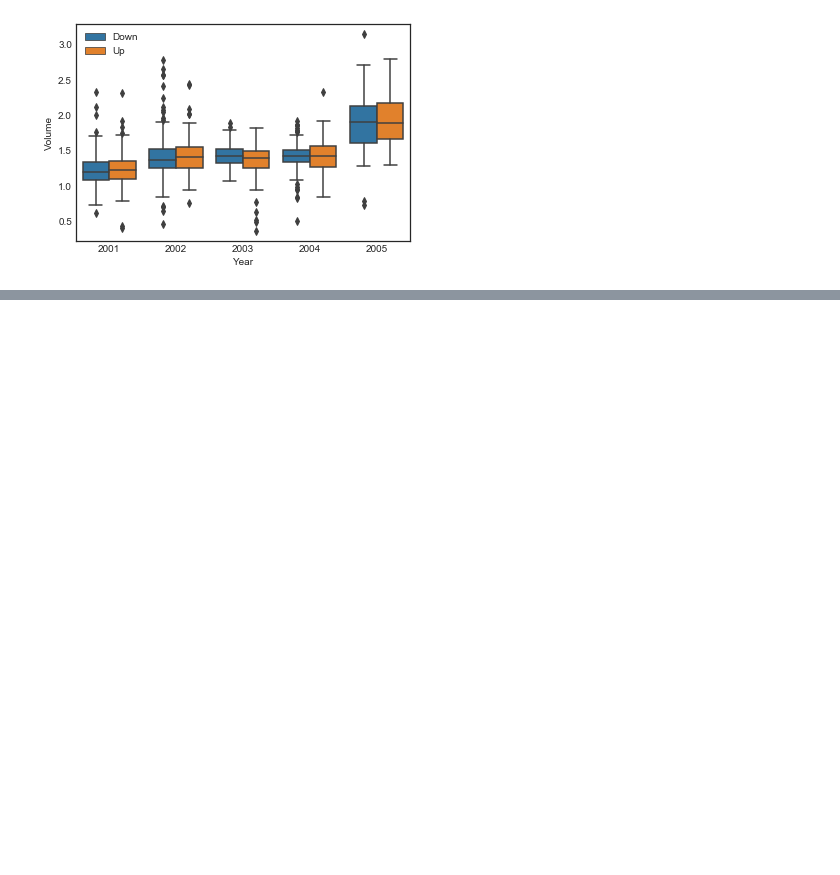
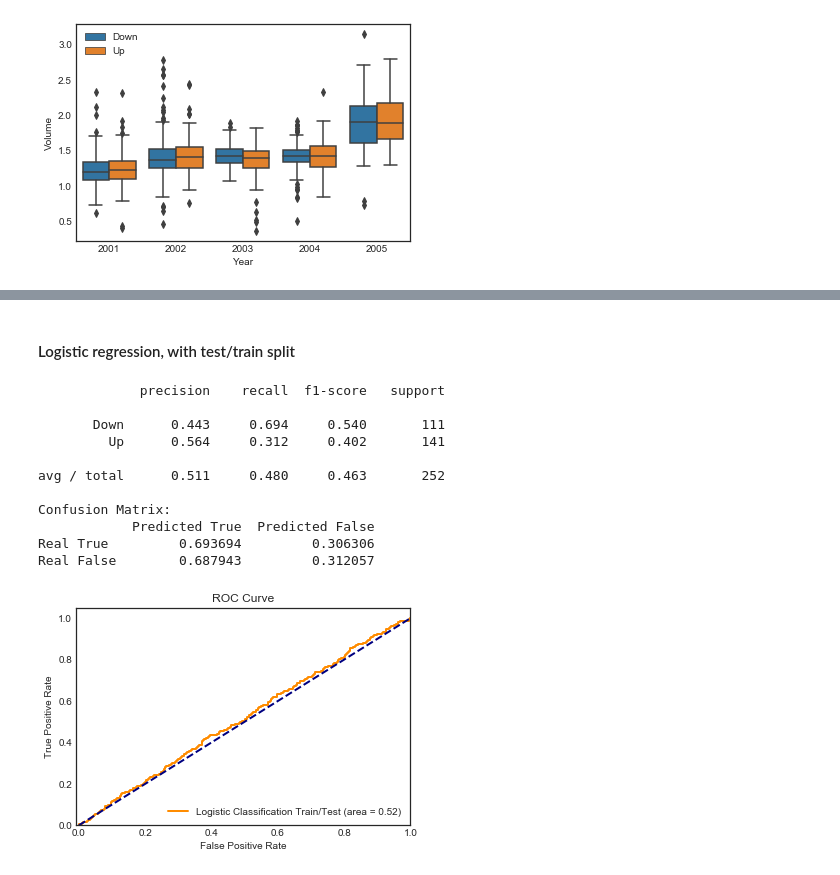
Before and after one commit to pedvide/ISLR_Python, a Jupyter notebook: Chapter4_classification.ipynb, the cells around one changed output, grey strips where cells are left out. Cells and saved outputs as stored; diff of their text form; code cells hidden in the pictures; blank space fills up the shorter version.

```diff
--- a/Chapter4_classification.ipynb
+++ b/Chapter4_classification.ipynb
@@ -467,0 +466,7 @@ plt.show()
+# %%
+X = df_stock[df_stock.columns.difference(['Today', 'Direction'])]
+y = df_stock['Direction']
+X_train = X[:'2004']
+y_train = y[:'2004']
+X_test = X['2005':]
+y_test = y['2005':]
@@ -467,0 +530,20 @@ plt.show()
+# %% [markdown]
+#### Logistic regression, with test/train split
+# %%
+logistic_test = skl_lm.LogisticRegression(C=1e10)
+logistic_test.fit(X_train, y_train)
+print_classification_statistics(logistic_test, X_test, y_test, labels=['Down', 'Up'])
+plot_ROC(logistic_test, X, y, label='Logistic Classification Train/Test')
+# %% [output]
+             precision    recall  f1-score   support
+
+       Down      0.443     0.694     0.540       111
+         Up      0.564     0.312     0.402       141
+
+avg / total      0.511     0.480     0.463       252
+
+Confusion Matrix:
+            Predicted True  Predicted False
+Real True         0.693694         0.306306
+Real False        0.687943         0.312057
+[figure, added]
```
Also changed, not shown: parts of 20 cells of this notebook.
